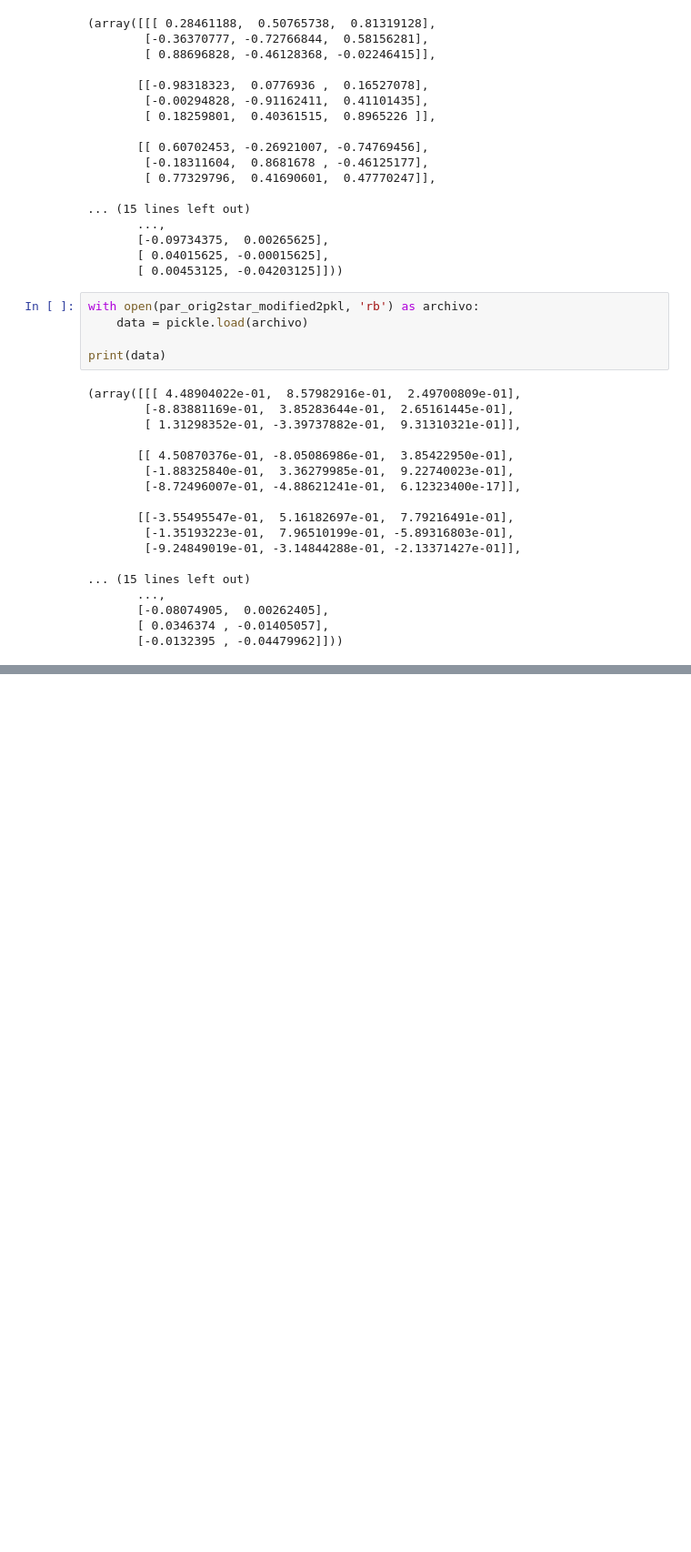
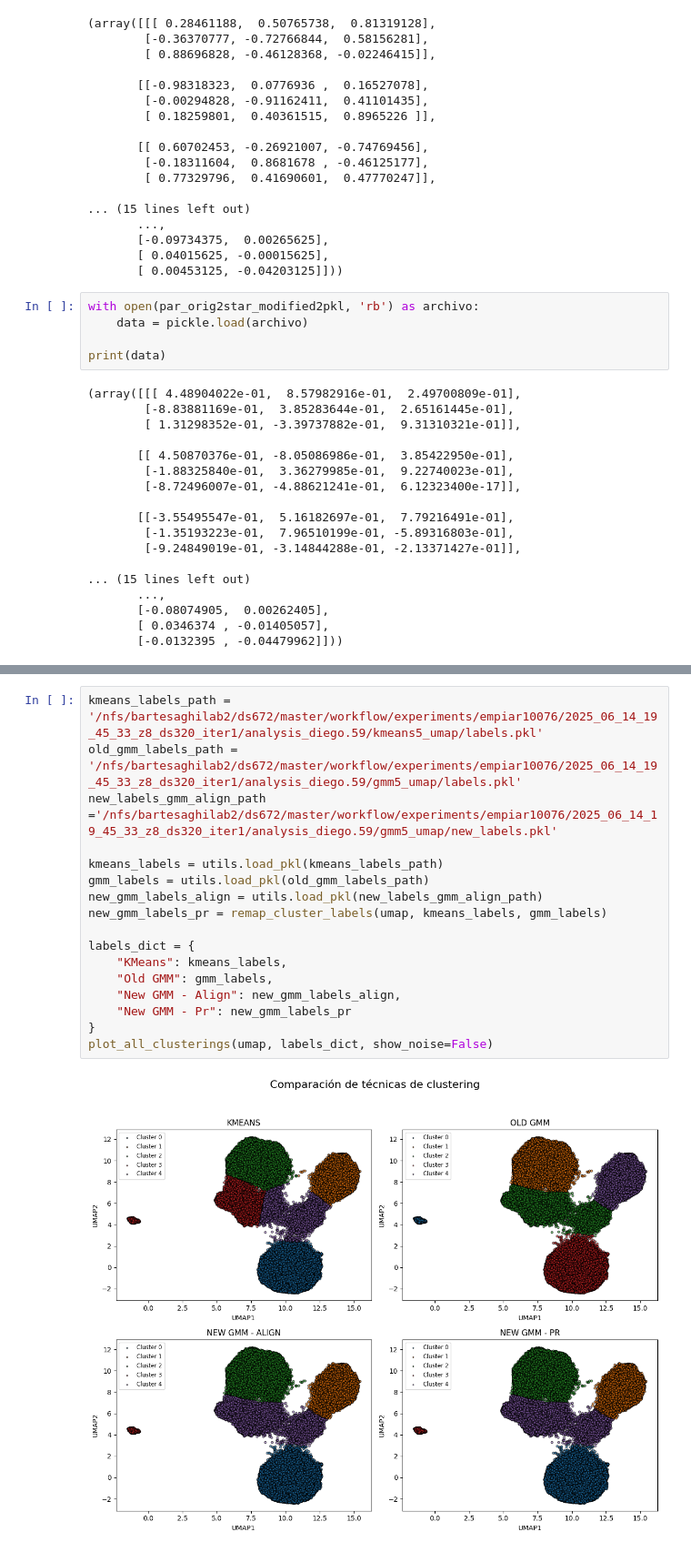
Before and after one commit to DiegoSC13/master, a Jupyter notebook: aux_functions/test.ipynb, the cells around one changed output, grey strips where cells are left out. Shown at 91% size. Saved outputs shown, nothing was run; the diff lists cells and outputs as text; blank space fills up the shorter version.

```diff
--- a/aux_functions/test.ipynb
+++ b/aux_functions/test.ipynb
@@ -1448,0 +1871,19 @@ print(data)
+# %%
+kmeans_labels_path = '/nfs/bartesaghilab2/ds672/master/workflow/experiments/empiar10076/2025_06_14_19_45_33_z8_ds320_iter1/analysis_diego.59/kmeans5_umap/labels.pkl'
+old_gmm_labels_path = '/nfs/bartesaghilab2/ds672/master/workflow/experiments/empiar10076/2025_06_14_19_45_33_z8_ds320_iter1/analysis_diego.59/gmm5_umap/labels.pkl'
+new_labels_gmm_align_path ='/nfs/bartesaghilab2/ds672/master/workflow/experiments/empiar10076/2025_06_14_19_45_33_z8_ds320_iter1/analysis_diego.59/gmm5_umap/new_labels.pkl'
+
+kmeans_labels = utils.load_pkl(kmeans_labels_path)
+gmm_labels = utils.load_pkl(old_gmm_labels_path)
+new_gmm_labels_align = utils.load_pkl(new_labels_gmm_align_path)
+new_gmm_labels_pr = remap_cluster_labels(umap, kmeans_labels, gmm_labels)
+
+labels_dict = {
+    "KMeans": kmeans_labels,
+    "Old GMM": gmm_labels,
+    "New GMM - Align": new_gmm_labels_align,
+    "New GMM - Pr": new_gmm_labels_pr
+}
+plot_all_clusterings(umap, labels_dict, show_noise=False)
+# %% [output]
+[figure, added]
```
Also changed, not shown: parts of 23 cells of this notebook.
